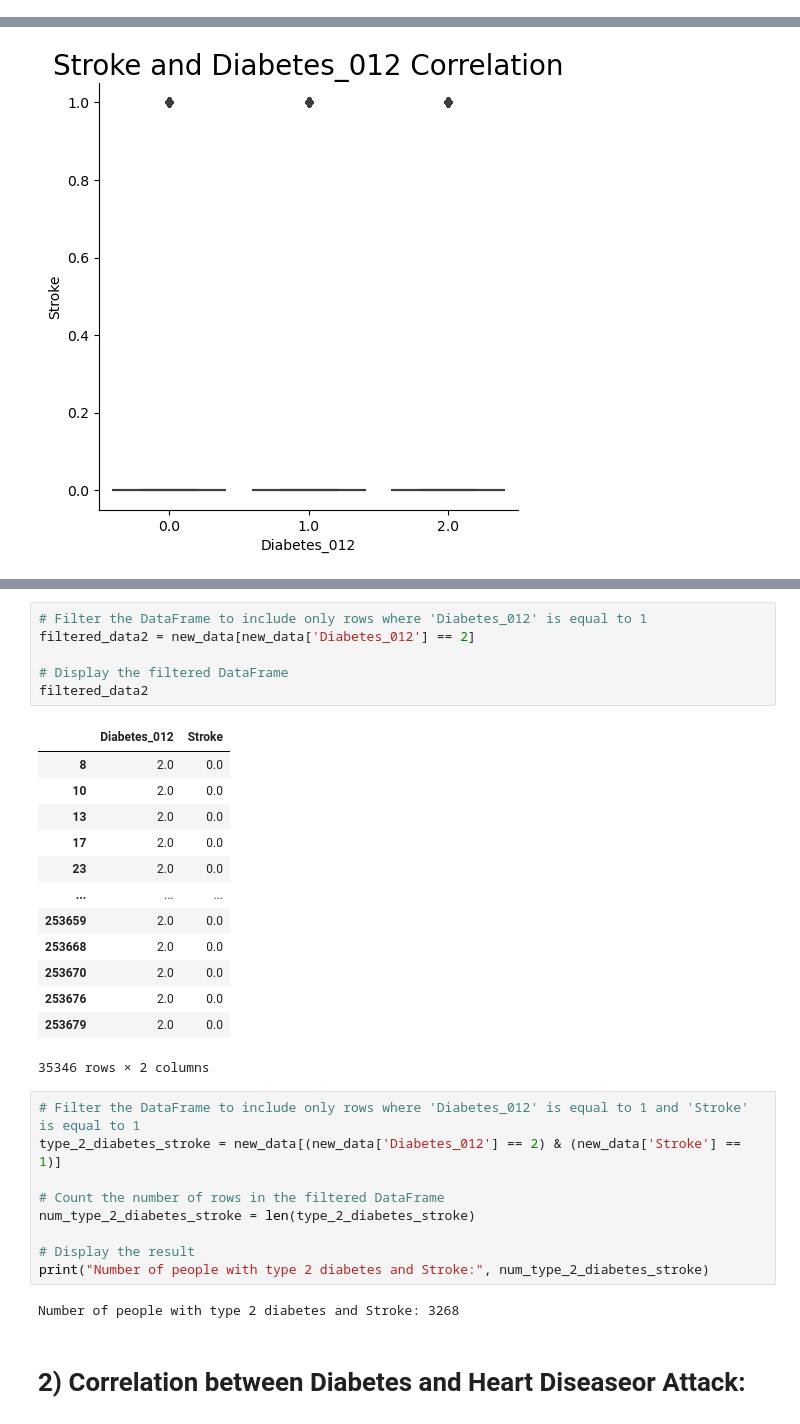
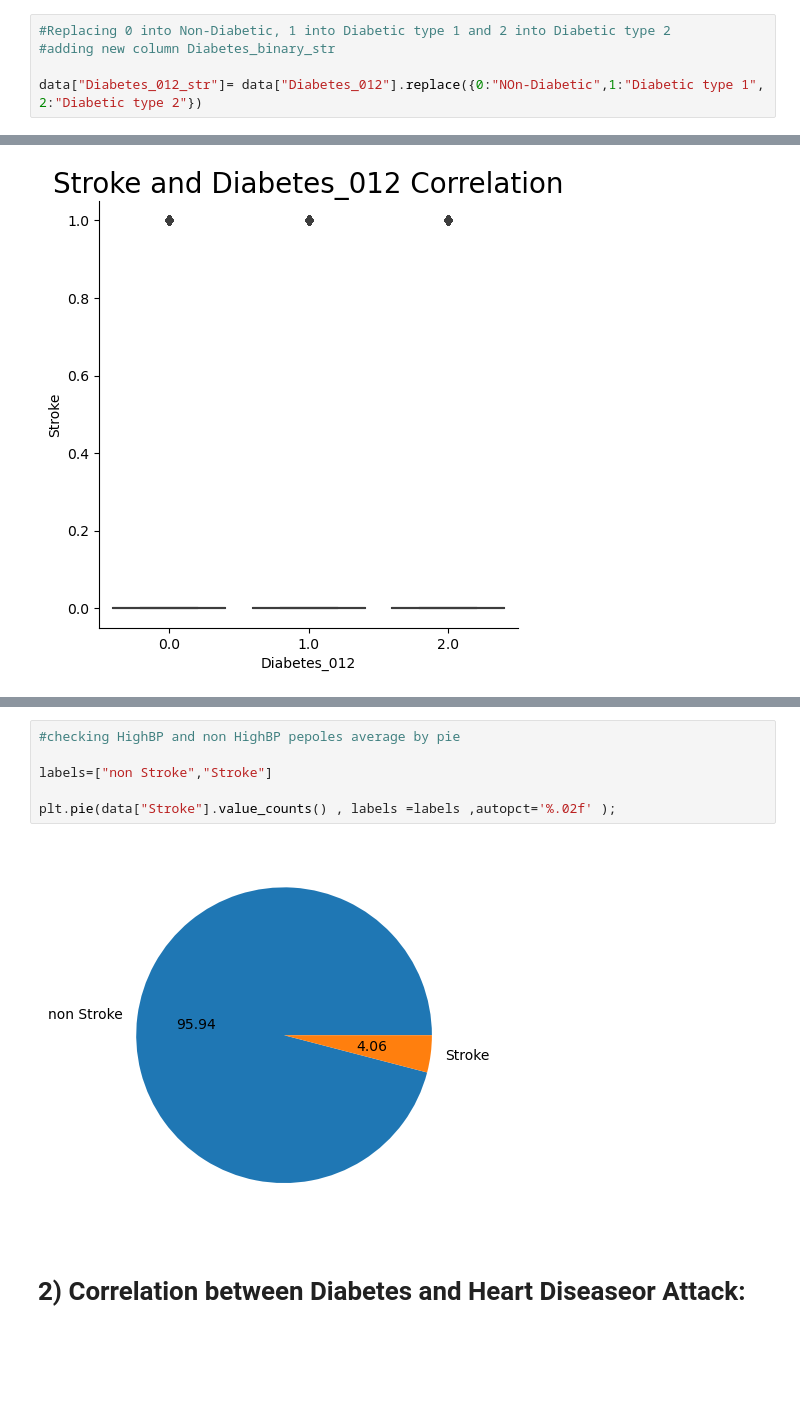
Before and after one commit to mpond1997/Disease-Prediction-Machine-Learning-, a Jupyter notebook: Statistical study/Predict diabe2.ipynb, the cells around one changed output, grey strips where cells are left out. Cells and saved outputs as stored; diff of their text form; blank space fills up the shorter version.

```diff
--- a/Statistical study/Predict diabe2.ipynb
+++ b/Statistical study/Predict diabe2.ipynb
@@ -81,0 +86,5 @@ sns.heatmap(data.corr(), annot=True);
+# %%
+#Replacing 0 into Non-Diabetic, 1 into Diabetic type 1 and 2 into Diabetic type 2
+#adding new column Diabetes_binary_str
+
+data["Diabetes_012_str"]= data["Diabetes_012"].replace({0:"NOn-Diabetic",1:"Diabetic type 1", 2:"Diabetic type 2"})
@@ -170,34 +118,11 @@ Number of people with type 2 diabetes: 35346
-# %%
-# Filter the DataFrame to include only rows where 'Diabetes_012' is equal to 1
-filtered_data2 = new_data[new_data['Diabetes_012'] == 2]
-
-# Display the filtered DataFrame
-filtered_data2
-# %% [output]
-|  | Diabetes_012 | Stroke |
-| 8 | 2.0 | 0.0 |
-| 10 | 2.0 | 0.0 |
-| 13 | 2.0 | 0.0 |
-| 17 | 2.0 | 0.0 |
-| 23 | 2.0 | 0.0 |
-| ... | ... | ... |
-| 253659 | 2.0 | 0.0 |
-| 253668 | 2.0 | 0.0 |
-| 253670 | 2.0 | 0.0 |
-| 253676 | 2.0 | 0.0 |
-| 253679 | 2.0 | 0.0 |
-35346 rows × 2 columns
-# %%
-# Filter the DataFrame to include only rows where 'Diabetes_012' is equal to 1 and 'Stroke' is equal to 1
-type_2_diabetes_stroke = new_data[(new_data['Diabetes_012'] == 2) & (new_data['Stroke'] == 1)]
-
-# Count the number of rows in the filtered DataFrame
-num_type_2_diabetes_stroke = len(type_2_diabetes_stroke)
-
-# Display the result
-print("Number of people with type 2 diabetes and Stroke:", num_type_2_diabetes_stroke)
-# %% [output]
-Number of people with type 2 diabetes and Stroke: 3268
+# %%
+#checking HighBP and non HighBP pepoles average by pie
+
+labels=["non Stroke","Stroke"]
+
+plt.pie(data["Stroke"].value_counts() , labels =labels ,autopct='%.02f' );
+# %% [output]
+[figure, added]
 # %% [markdown]
 # 2) Correlation between Diabetes and Heart Diseaseor Attack:
 # %%
```
Also changed, not shown: parts of 14 cells of this notebook.
